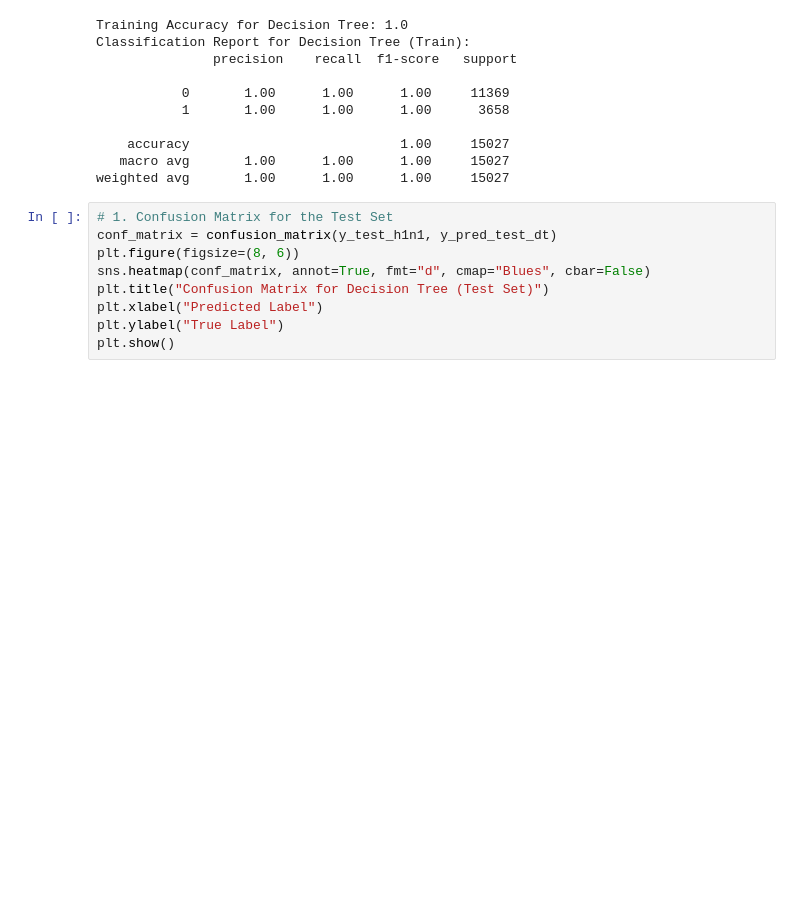
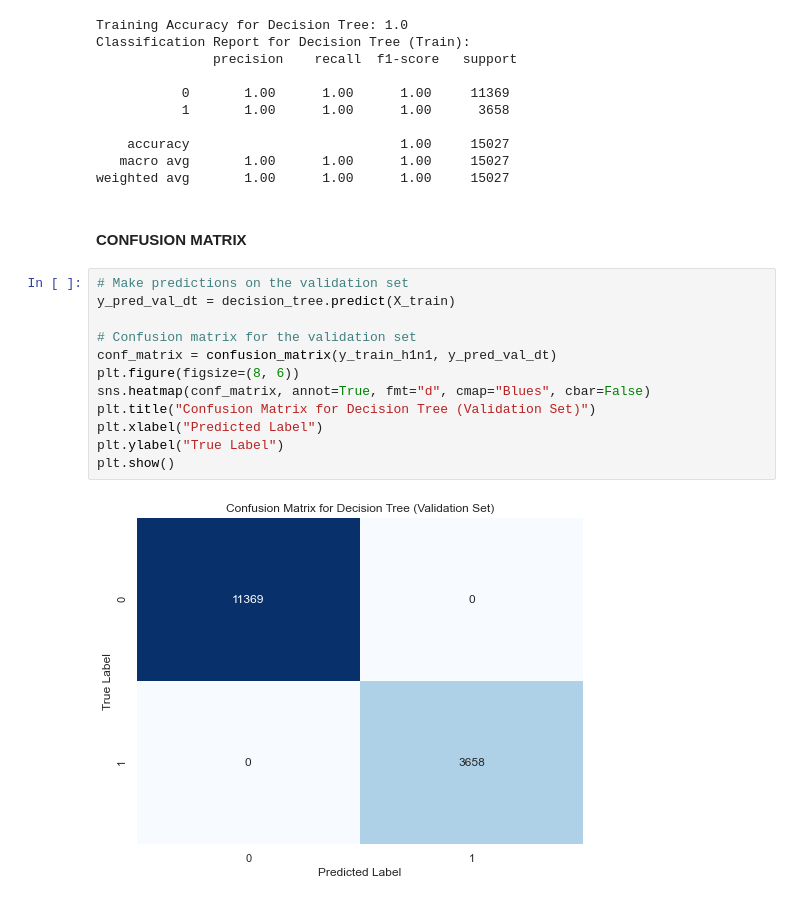
Before and after one commit to NamaembaSilali/vaccine-project, a Jupyter notebook: index.ipynb, the cells around one changed output. Drawn from its saved outputs; the diff is of its cells as text; blank space fills up the shorter version.

Commit message:
decision trees

```diff
--- a/index.ipynb
+++ b/index.ipynb
@@ -701,12 +701,19 @@ Classification Report for Decision Tree (Train):
     accuracy                           1.00     15027
    macro avg       1.00      1.00      1.00     15027
 weighted avg       1.00      1.00      1.00     15027
+# %% [markdown]
+#### CONFUSION MATRIX
 # %%
-# 1. Confusion Matrix for the Test Set
-conf_matrix = confusion_matrix(y_test_h1n1, y_pred_test_dt)
+# Make predictions on the validation set
+y_pred_val_dt = decision_tree.predict(X_train)
+
+# Confusion matrix for the validation set
+conf_matrix = confusion_matrix(y_train_h1n1, y_pred_val_dt)
 plt.figure(figsize=(8, 6))
 sns.heatmap(conf_matrix, annot=True, fmt="d", cmap="Blues", cbar=False)
-plt.title("Confusion Matrix for Decision Tree (Test Set)")
+plt.title("Confusion Matrix for Decision Tree (Validation Set)")
 plt.xlabel("Predicted Label")
 plt.ylabel("True Label")
 plt.show()
+# %% [output]
+[figure, added]
```
Also changed, not shown: parts of 3 cells of this notebook.
